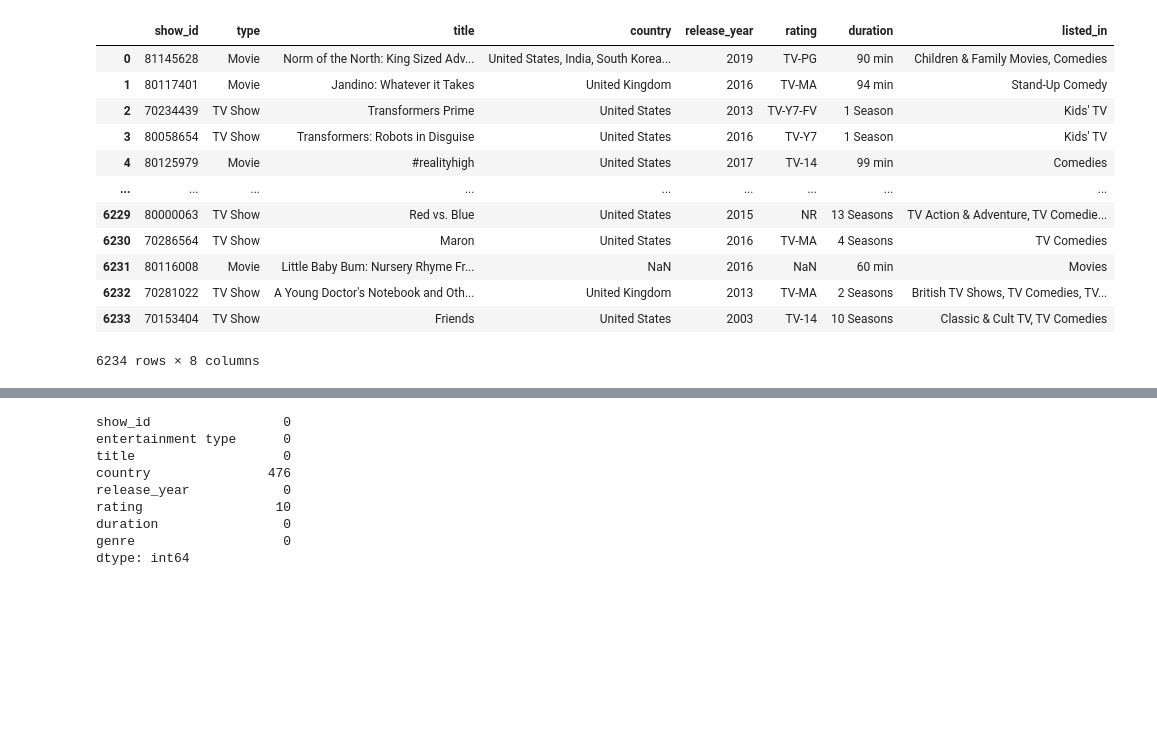
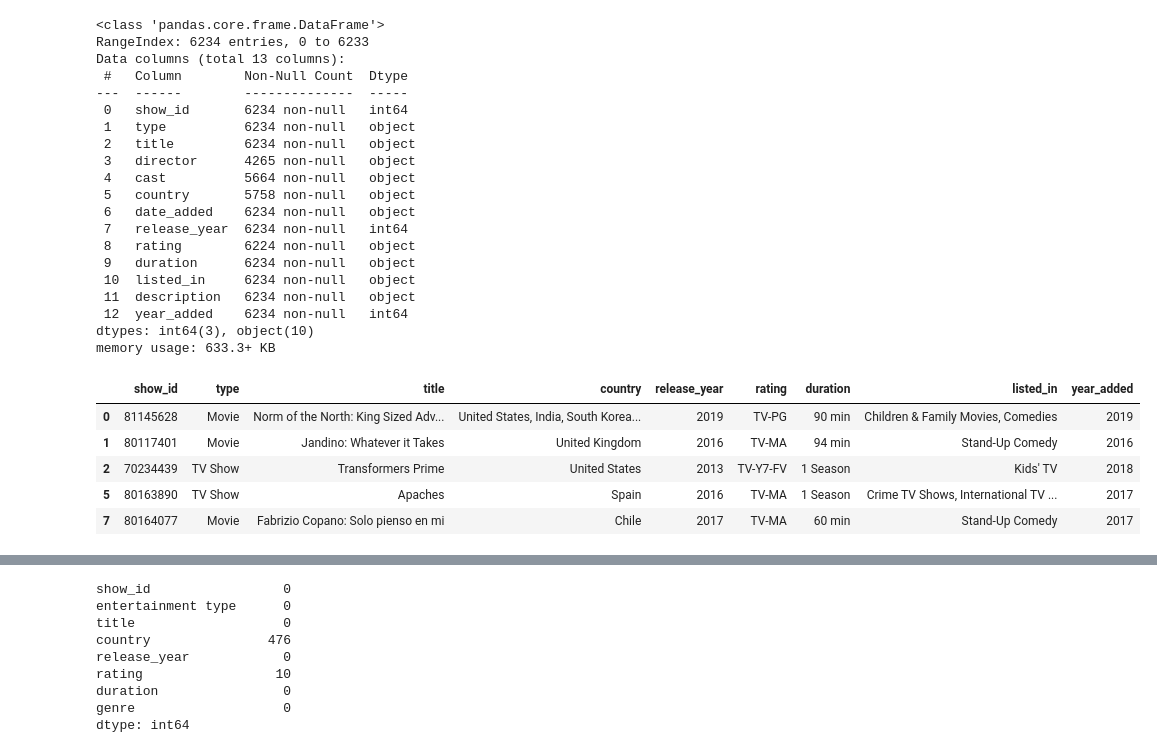
Before and after one commit to guptga/NetFlix-Movies-and-TV-Shows-Analysis, a Jupyter notebook: Netflix Data Analysis .ipynb, the cells around one changed output, grey strips where cells are left out. Saved outputs shown, nothing was run; the diff lists cells and outputs as text; code cells hidden in the pictures; blank space fills up the shorter version.

```diff
--- a/Netflix Data Analysis .ipynb
+++ b/Netflix Data Analysis .ipynb
@@ -25,25 +117,44 @@ netflix_data_df.head(10)
+# %%
+netflix_data_df.info()
+# %% [output]
+<class 'pandas.core.frame.DataFrame'>
+RangeIndex: 6234 entries, 0 to 6233
+Data columns (total 13 columns):
+ #   Column        Non-Null Count  Dtype
+---  ------        --------------  -----
+ 0   show_id       6234 non-null   int64
+ 1   type          6234 non-null   object
+ 2   title         6234 non-null   object
+ 3   director      4265 non-null   object
+ 4   cast          5664 non-null   object
+ 5   country       5758 non-null   object
+ 6   date_added    6234 non-null   object
+ 7   release_year  6234 non-null   int64
+ 8   rating        6224 non-null   object
+ 9   duration      6234 non-null   object
+ 10  listed_in     6234 non-null   object
+ 11  description   6234 non-null   object
+ 12  year_added    6234 non-null   int64
+dtypes: int64(3), object(10)
+memory usage: 633.3+ KB
 # %%
 # netflix_data = netflix_data.drop(netflix_data.columns[11], axis=1)
 # netflix_data
 
 netflix_data_df = netflix_data_df.drop(netflix_data_df.columns[[3, 4, 6, 11]], axis=1)
-netflix_data_df
+#netflix_data_df = netflix_data_df.drop([3, 4, 6, 11])
+#netflix_data_df
 
 #removed director, cast, date_added, and description (uneccessary and too many null values)
-# %% [output]
-|  | show_id | type | title | country | release_year | rating | duration | listed_in |
-| 0 | 81145628 | Movie | Norm of the North: King Sized Adv... | United States, India, South Korea... | 2019 | TV-PG | 90 min | Children & Family Movies, Comedies |
-| 1 | 80117401 | Movie | Jandino: Whatever it Takes | United Kingdom | 2016 | TV-MA | 94 min | Stand-Up Comedy |
-| 2 | 70234439 | TV Show | Transformers Prime | United States | 2013 | TV-Y7-FV | 1 Season | Kids' TV |
-| 3 | 80058654 | TV Show | Transformers: Robots in Disguise | United States | 2016 | TV-Y7 | 1 Season | Kids' TV |
-| 4 | 80125979 | Movie | #realityhigh | United States | 2017 | TV-14 | 99 min | Comedies |
-| ... | ... | ... | ... | ... | ... | ... | ... | ... |
-| 6229 | 80000063 | TV Show | Red vs. Blue | United States | 2015 | NR | 13 Seasons | TV Action & Adventure, TV Comedie... |
-| 6230 | 70286564 | TV Show | Maron | United States | 2016 | TV-MA | 4 Seasons | TV Comedies |
-| 6231 | 80116008 | Movie | Little Baby Bum: Nursery Rhyme Fr... | NaN | 2016 | NaN | 60 min | Movies |
-| 6232 | 70281022 | TV Show | A Young Doctor's Notebook and Oth... | United Kingdom | 2013 | TV-MA | 2 Seasons | British TV Shows, TV Comedies, TV... |
-| 6233 | 70153404 | TV Show | Friends | United States | 2003 | TV-14 | 10 Seasons | Classic & Cult TV, TV Comedies |
-6234 rows × 8 columns
+# %%
+netflix_data_df.head()
+# %% [output]
+|  | show_id | type | title | country | release_year | rating | duration | listed_in | year_added |
+| 0 | 81145628 | Movie | Norm of the North: King Sized Adv... | United States, India, South Korea... | 2019 | TV-PG | 90 min | Children & Family Movies, Comedies | 2019 |
+| 1 | 80117401 | Movie | Jandino: Whatever it Takes | United Kingdom | 2016 | TV-MA | 94 min | Stand-Up Comedy | 2016 |
+| 2 | 70234439 | TV Show | Transformers Prime | United States | 2013 | TV-Y7-FV | 1 Season | Kids' TV | 2018 |
+| 5 | 80163890 | TV Show | Apaches | Spain | 2016 | TV-MA | 1 Season | Crime TV Shows, International TV ... | 2017 |
+| 7 | 80164077 | Movie | Fabrizio Copano: Solo pienso en mi | Chile | 2017 | TV-MA | 60 min | Stand-Up Comedy | 2017 |
 # %%
 #renaming two columns (type and listed_in)
 
```
Also changed, not shown: parts of 9 cells of this notebook.
